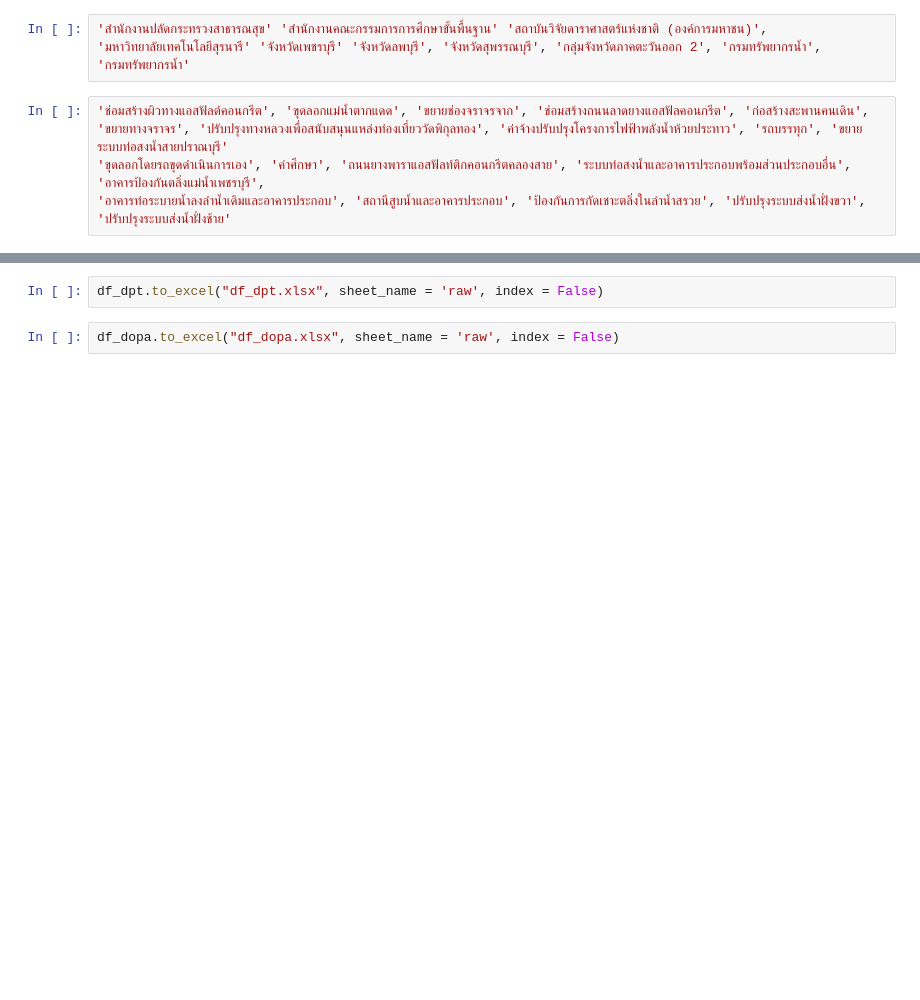
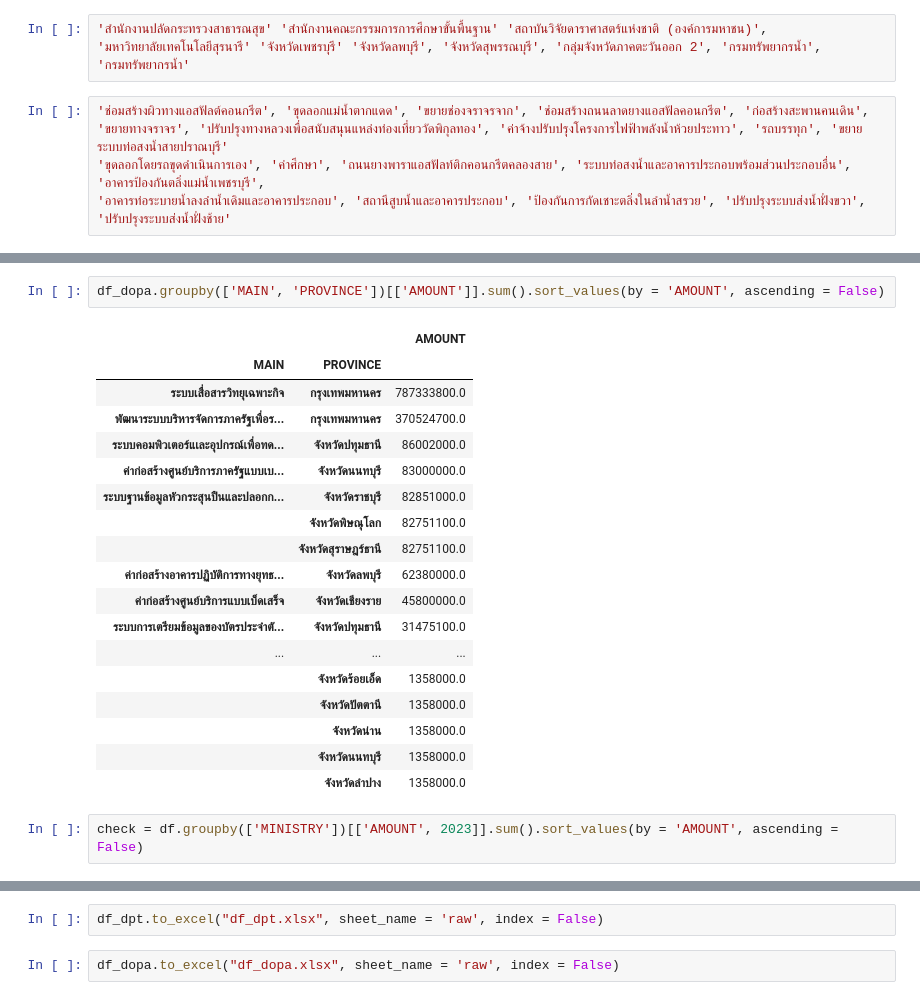
Before and after one commit to Sirabhop/MFP-Volunteer, a Jupyter notebook: 20220705_MoI.ipynb, the cells around one changed output, grey strips where cells are left out. Drawn from its saved outputs; the diff is of its cells as text; blank space fills up the shorter version.

```diff
--- a/20220705_MoI.ipynb
+++ b/20220705_MoI.ipynb
@@ -105,0 +145,23 @@ df_dam.to_excel("df_dam.xlsx", sheet_name = 'raw', index = False)
+# %%
+df_dopa.groupby(['MAIN', 'PROVINCE'])[['AMOUNT']].sum().sort_values(by = 'AMOUNT', ascending = False)
+# %% [output]
+|  |  | AMOUNT |
+| MAIN | PROVINCE |  |
+| ระบบเสื่อสารวิทยุเฉพาะกิจ | กรุงเทพมหานคร | 787333800.0 |
+| พัฒนาระบบบริหารจัดการภาครัฐเพื่อร... | กรุงเทพมหานคร | 370524700.0 |
+| ระบบคอมพิวเตอร์แเละอุปกรณ์เพื่อทด... | จังหวัดปทุมธานี | 86002000.0 |
+| ค่าก่อสร้างศูนย์บริการภาครัฐแบบเบ... | จังหวัดนนทบุรี | 83000000.0 |
+| ระบบฐานข้อมูลหัวกระสุนปืนและปลอกก... | จังหวัดราชบุรี | 82851000.0 |
+|  | จังหวัดพิษณุโลก | 82751100.0 |
+|  | จังหวัดสุราษฎร์ธานี | 82751100.0 |
+| ค่าก่อสร้างอาคารปฏิบัติการทางยุทธ... | จังหวัดลพบุรี | 62380000.0 |
+| ค่าก่อสร้างศูนย์บริการแบบเบ็ดเสร็จ | จังหวัดเชียงราย | 45800000.0 |
+| ระบบการเตรียมข้อมูลของบัตรประจำตั... | จังหวัดปทุมธานี | 31475100.0 |
+| ... | ... | ... |
+|  | จังหวัดร้อยเอ็ด | 1358000.0 |
+|  | จังหวัดปัตตานี | 1358000.0 |
+|  | จังหวัดน่าน | 1358000.0 |
+|  | จังหวัดนนทบุรี | 1358000.0 |
+|  | จังหวัดลำปาง | 1358000.0 |
+# %%
+check = df.groupby(['MINISTRY'])[['AMOUNT', 2023]].sum().sort_values(by = 'AMOUNT', ascending = False)
```
Also changed, not shown: parts of 16 cells of this notebook.
